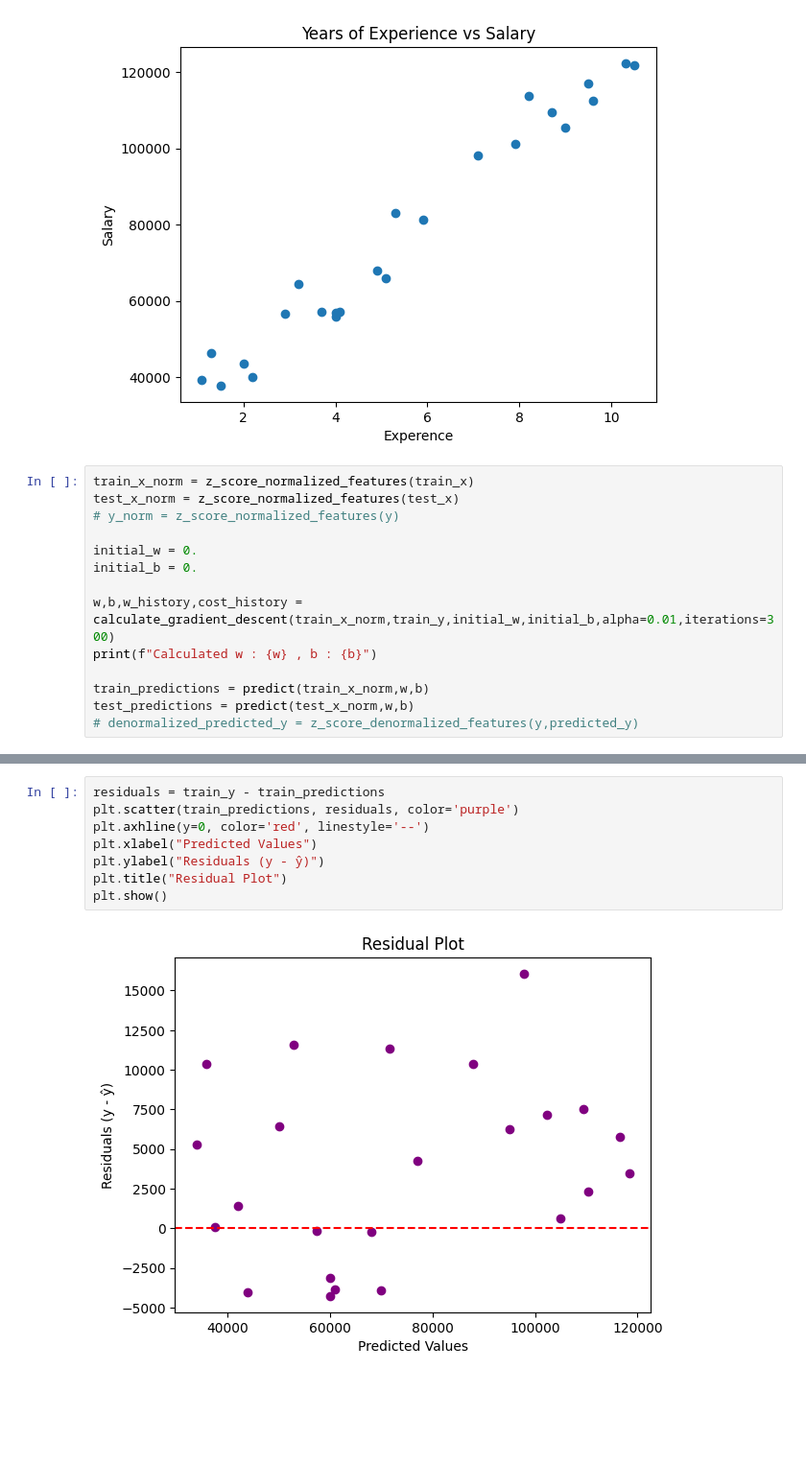
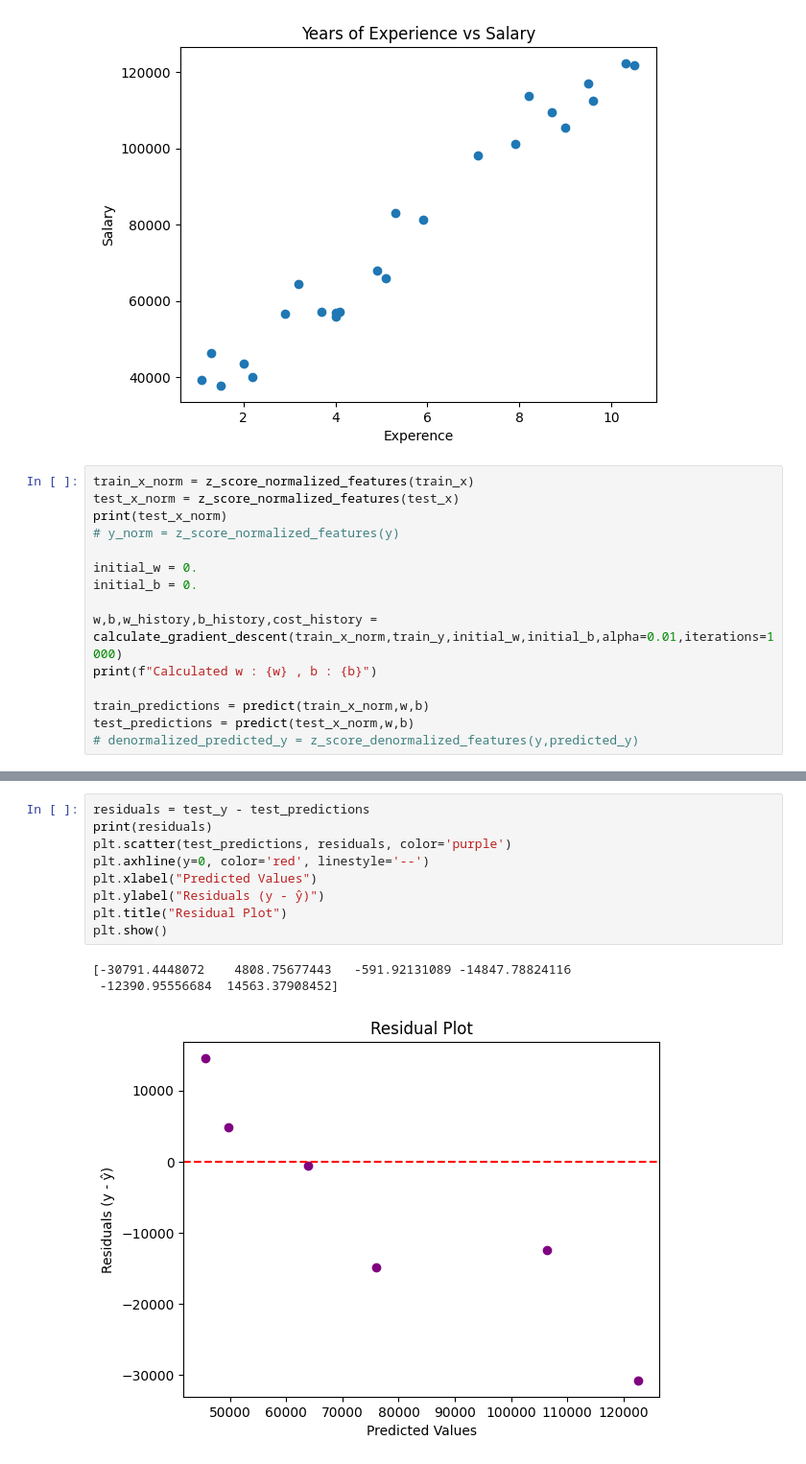
Before and after one commit to sagargor006/ml-algo-from-scratch, a Jupyter notebook: Linear Regression/univariate.ipynb, the cells around one changed output, grey strips where cells are left out. Shown: that part at 96% size. Saved outputs shown, nothing was run; the diff lists cells and outputs as text; blank space fills up the shorter version.

```diff
--- a/Linear Regression/univariate.ipynb
+++ b/Linear Regression/univariate.ipynb
@@ -15,12 +15,13 @@ plt.show()
 # %%
 train_x_norm = z_score_normalized_features(train_x)
 test_x_norm = z_score_normalized_features(test_x)
+print(test_x_norm)
 # y_norm = z_score_normalized_features(y)
 
 initial_w = 0.
 initial_b = 0.
 
-w,b,w_history,cost_history = calculate_gradient_descent(train_x_norm,train_y,initial_w,initial_b,alpha=0.01,iterations=300)
+w,b,w_history,b_history,cost_history = calculate_gradient_descent(train_x_norm,train_y,initial_w,initial_b,alpha=0.01,iterations=1000)
 print(f"Calculated w : {w} , b : {b}")
 
 train_predictions = predict(train_x_norm,w,b)
@@ -116,10 +118,13 @@ plt.show()
 # %%
-residuals = train_y - train_predictions
-plt.scatter(train_predictions, residuals, color='purple')
+residuals = test_y - test_predictions
+print(residuals)
+plt.scatter(test_predictions, residuals, color='purple')
 plt.axhline(y=0, color='red', linestyle='--')
 plt.xlabel("Predicted Values")
 plt.ylabel("Residuals (y - ŷ)")
 plt.title("Residual Plot")
 plt.show()
 # %% [output]
+[-30791.4448072    4808.75677443   -591.92131089 -14847.78824116
+ -12390.95556684  14563.37908452]
-[figure, old version]
+[figure, new version]
```
Also changed, not shown: parts of 8 cells of this notebook, 1 other file.
